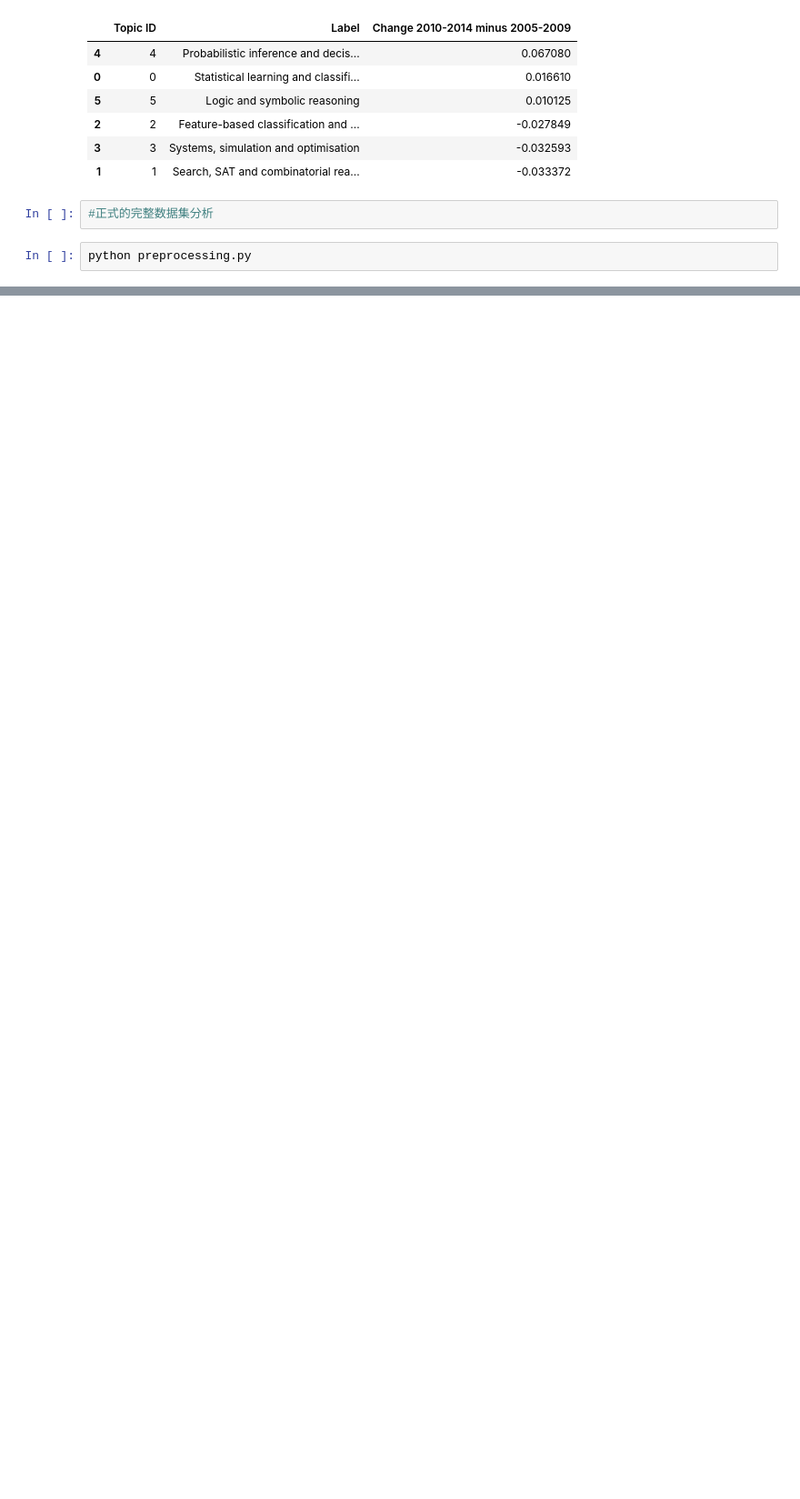
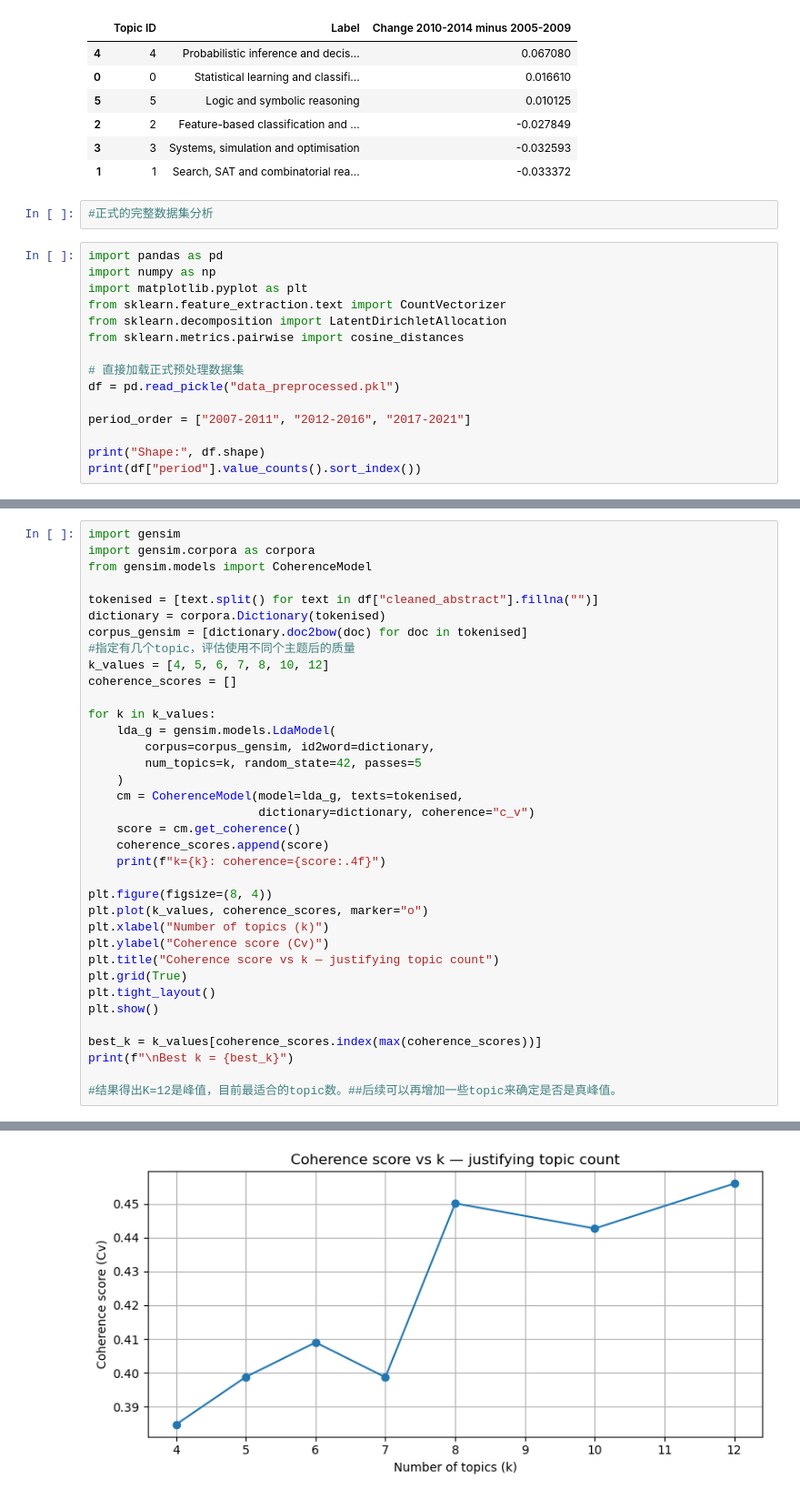
Before and after one commit to rohan-crypto/Text_Analytics_Team33_Task3, a Jupyter notebook: LDA_modeling.ipynb, the cells around one changed output, grey strips where cells are left out. Shown at 91% size. Drawn from its saved outputs; the diff is of its cells as text; blank space fills up the shorter version.

```diff
--- a/LDA_modeling.ipynb
+++ b/LDA_modeling.ipynb
@@ -386,5 +383,18 @@ topic_summary.sort_values("Change 2010-2014 minus 2005-2009", ascending=False)
 # %%
 #正式的完整数据集分析
 # %%
-python preprocessing.py
+import pandas as pd
+import numpy as np
+import matplotlib.pyplot as plt
+from sklearn.feature_extraction.text import CountVectorizer
+from sklearn.decomposition import LatentDirichletAllocation
+from sklearn.metrics.pairwise import cosine_distances
+
+# 直接加载正式预处理数据集
+df = pd.read_pickle("data_preprocessed.pkl")
+
+period_order = ["2007-2011", "2012-2016", "2017-2021"]
+
+print("Shape:", df.shape)
+print(df["period"].value_counts().sort_index())
 # %% [output]
@@ -391,0 +439,37 @@ SyntaxError: invalid syntax (1140157043.py, line 1)
+# %%
+import gensim
+import gensim.corpora as corpora
+from gensim.models import CoherenceModel
+
+tokenised = [text.split() for text in df["cleaned_abstract"].fillna("")]
+dictionary = corpora.Dictionary(tokenised)
+corpus_gensim = [dictionary.doc2bow(doc) for doc in tokenised]
+#指定有几个topic，评估使用不同个主题后的质量
+k_values = [4, 5, 6, 7, 8, 10, 12]
+coherence_scores = []
+
+for k in k_values:
+    lda_g = gensim.models.LdaModel(
+        corpus=corpus_gensim, id2word=dictionary,
+        num_topics=k, random_state=42, passes=5
+    )
+    cm = CoherenceModel(model=lda_g, texts=tokenised,
+                        dictionary=dictionary, coherence="c_v")
+    score = cm.get_coherence()
+    coherence_scores.append(score)
+    print(f"k={k}: coherence={score:.4f}")
+
+plt.figure(figsize=(8, 4))
+plt.plot(k_values, coherence_scores, marker="o")
+plt.xlabel("Number of topics (k)")
+plt.ylabel("Coherence score (Cv)")
+plt.title("Coherence score vs k — justifying topic count")
+plt.grid(True)
+plt.tight_layout()
+plt.show()
+
+best_k = k_values[coherence_scores.index(max(coherence_scores))]
+print(f"\nBest k = {best_k}")
+
+#结果得出K=12是峰值，目前最适合的topic数。##后续可以再增加一些topic来确定是否是真峰值。
+# %% [output]
@@ -391,0 +483 @@ SyntaxError: invalid syntax (1140157043.py, line 1)
+[figure, added]
```
Also changed, not shown: parts of 21 cells of this notebook, 1 other file.
